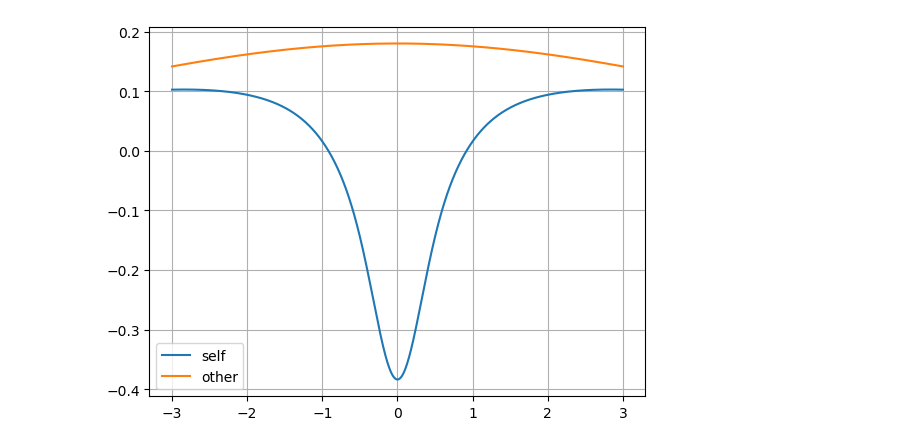
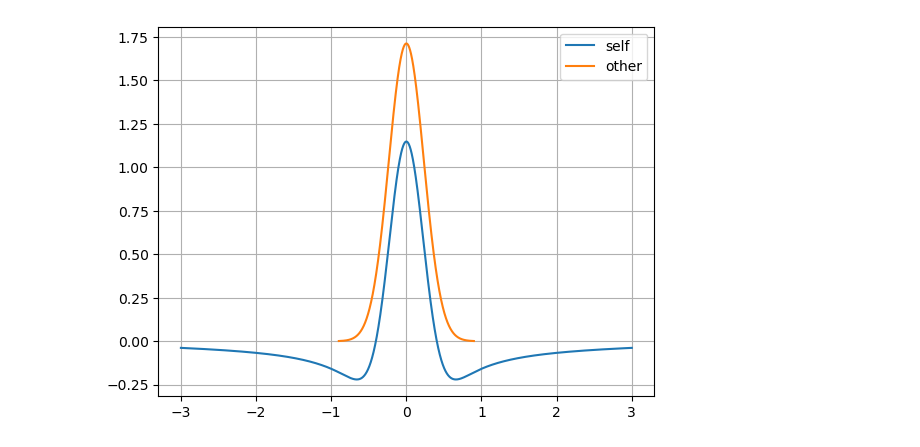
Before and after one commit to mirkimirk/thesis_frechet_fda, a Jupyter notebook: src/frechet_fda/reproduction_petersen2016.ipynb, the cells around one changed output. Saved outputs shown, nothing was run; the diff lists cells and outputs as text; code cells hidden in the pictures.

```diff
--- a/src/frechet_fda/reproduction_petersen2016.ipynb
+++ b/src/frechet_fda/reproduction_petersen2016.ipynb
@@ -66,10 +69,10 @@ new_qdfs = [qf.differentiate() for qf in new_qfs]
 # %%
 # Compute centered data, just to see whether it works
 # One can clearly see how inappropriate it is to apply fda methods on densities
-centered_pdfs = compute_centered_data(my_pdfs)
-centered_pdfs[sigmas.argmax()].compare(my_pdfs[sigmas.argmax()])
+mean_pdf, centered_pdfs = compute_centered_data(new_pdfs)
+centered_pdfs[sigmas.argmin()].compare(new_pdfs[sigmas.argmin()])
 # %% [output]
-[figure, old version]
+[figure, new version]
 # %%
 covariance_function = compute_cov_function(centered_pdfs)
 # %%
```
Also changed, not shown: parts of 26 cells of this notebook, 3 other files.
